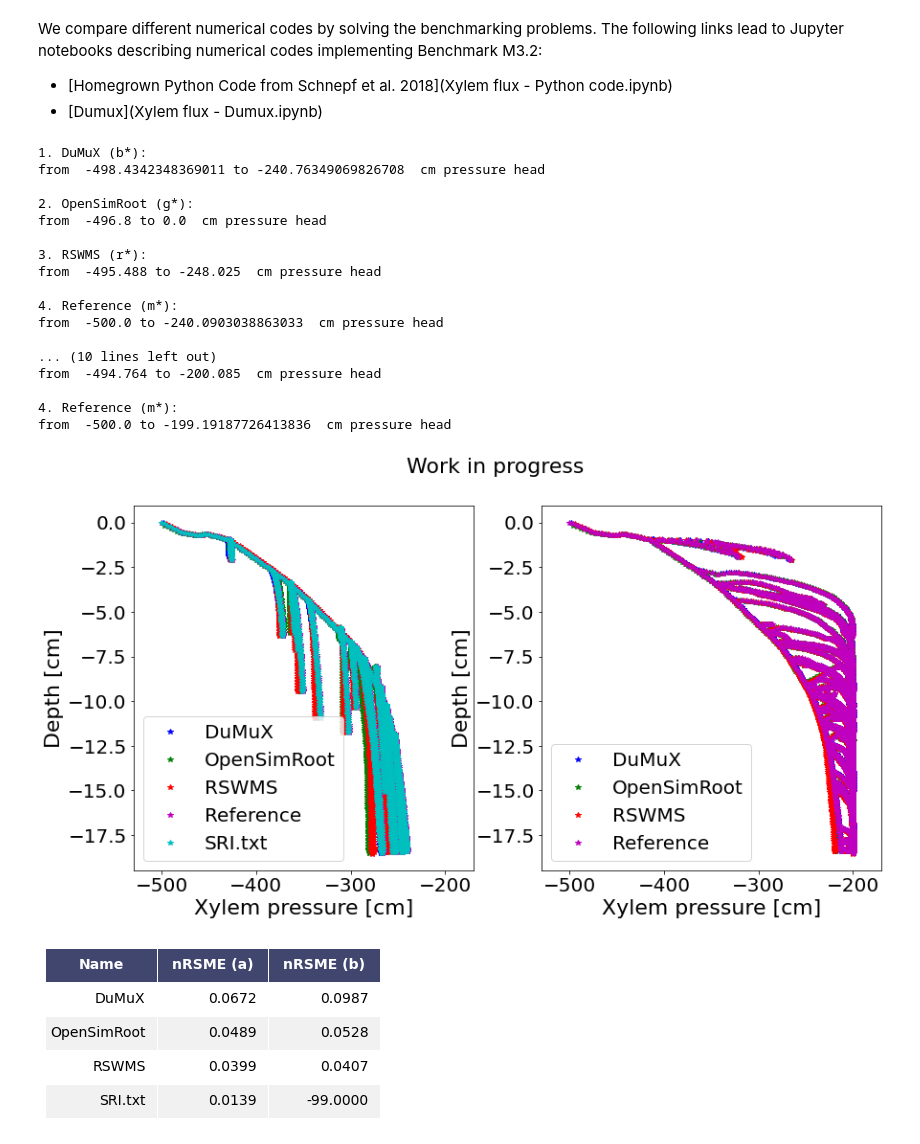
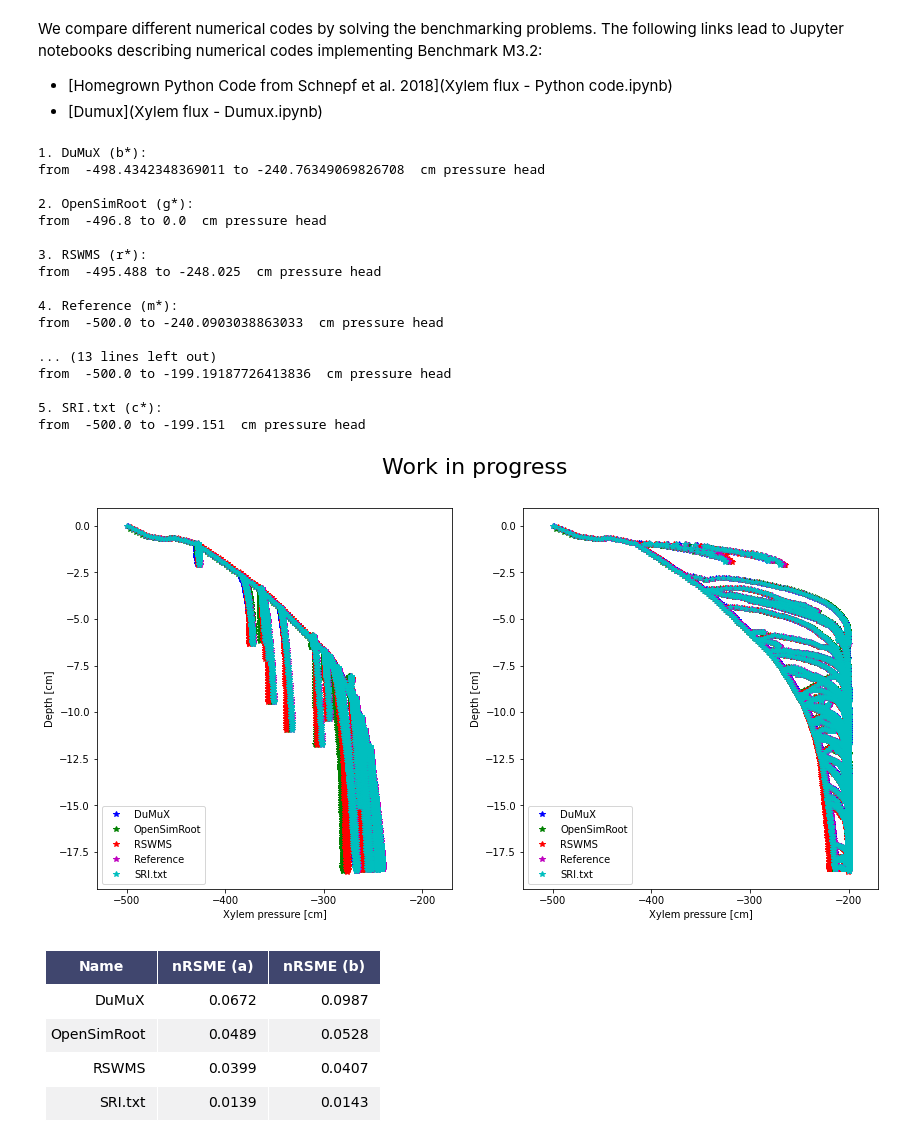
Before and after one commit to RSA-benchmarks/collaborative-comparison, a Jupyter notebook: M3 Water flow in roots/M3.2 Root system/M3.2 Automated comparison.ipynb, the cells around one changed output. Cells and saved outputs as stored; diff of their text form; code cells hidden in the pictures.

```diff
--- a/M3 Water flow in roots/M3.2 Root system/M3.2 Automated comparison.ipynb
+++ b/M3 Water flow in roots/M3.2 Root system/M3.2 Automated comparison.ipynb
@@ -104,7 +104,6 @@ plt.show()
 
 import pandas as pd
 # initialize list of lists
-nrsmeb.append(-99)
 data_ = np.array([namea, nrsmea, nrsmeb]); #data_b = pandas.concat([data_, additional], axis=1)
 data_ = np.array(data_.transpose())
 
@@ -139,36 +138,36 @@ def render_mpl_table(data, col_width=3.0, row_height=0.625, font_size=14,
         ax.axis('off')
     mpl_table = ax.table(cellText=data.values, bbox=bbox, colLabels=data.columns, **kwargs)
     mpl_table.auto_set_font_size(False)
     mpl_table.set_fontsize(font_size)
 
     for k, cell in mpl_table._cells.items():
         cell.set_edgecolor(edge_color)
         if k[0] == 0 or k[1] < header_columns:
             cell.set_text_props(weight='bold', color='w')
             cell.set_facecolor(header_color)
         else:
             cell.set_facecolor(row_colors[k[0]%len(row_colors) ])
     return ax.get_figure(), ax
 
 fig,ax = render_mpl_table(df, header_columns=0, col_width=2.0)
 fig.savefig("table_m32.png")
 # %% [output]
 1. DuMuX (b*):
 from  -498.4342348369011 to -240.76349069826708  cm pressure head
 
 2. OpenSimRoot (g*):
 from  -496.8 to 0.0  cm pressure head
 
 3. RSWMS (r*):
 from  -495.488 to -248.025  cm pressure head
 
 4. Reference (m*):
 from  -500.0 to -240.0903038863033  cm pressure head
 
-... (10 lines left out)
-from  -494.764 to -200.085  cm pressure head
+... (13 lines left out)
+from  -500.0 to -199.19187726413836  cm pressure head
 
-4. Reference (m*):
-from  -500.0 to -199.19187726413836  cm pressure head
+5. SRI.txt (c*):
+from  -500.0 to -199.151  cm pressure head
-[figure, old version]
+[figure, new version]
-[figure, old version]
+[figure, new version]
```
Also changed, not shown: 3 other files.
